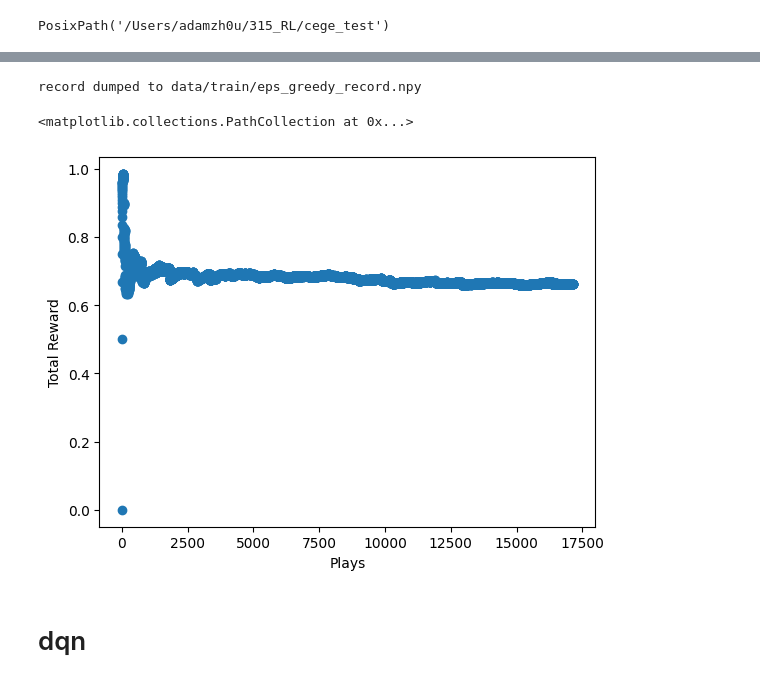
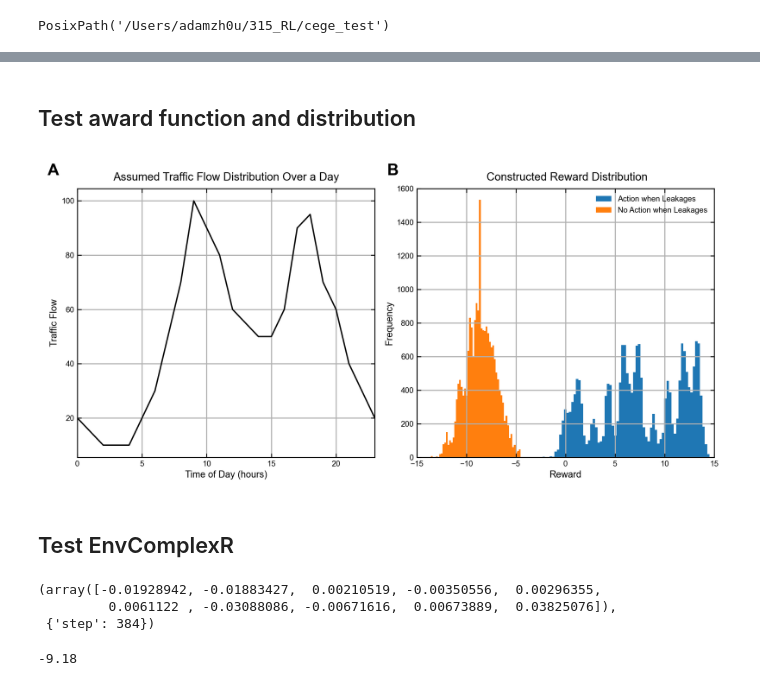
Before and after one commit to AdamZh0u/water_demand_rl, a Jupyter notebook: notebooks/01_env.ipynb, the cells around one changed output, grey strips where cells are left out. Saved outputs shown, nothing was run; the diff lists cells and outputs as text; code cells hidden in the pictures.

```diff
--- a/notebooks/01_env.ipynb
+++ b/notebooks/01_env.ipynb
@@ -30,20 +20,4 @@ env = WaterLeakEnv(data = df)
-# %%
-from src.agents.agent_epsgreedy import AgentGreedy
-
-env = WaterLeakEnv(data = df)
-agent = AgentGreedy(env)
-
-ls_rewards = agent.run(train=True, eps=0.1)
-
-fig, ax=plt.subplots(1,1)
-ax.set_xlabel("Plays")
-ax.set_ylabel("Total Reward")
-total_reward = np.cumsum(ls_rewards)
-mean_reward = total_reward/np.arange(1,len(total_reward)+1)
-ax.scatter(range(len(mean_reward)), mean_reward)
-# %% [output]
-record dumped to data/train/eps_greedy_record.npy
-<matplotlib.collections.PathCollection at 0x...>
-[figure, removed]
-# %% [markdown]
-# dqn
+# %% [markdown]
+## Test award function and distribution
+# %%
+dft2 = wd.load(243, 12)
@@ -49,0 +48,55 @@ record dumped to data/train/eps_greedy_record.npy
+# %%
+fig, ax = plt.subplots(1,2, figsize=(3.602361*2, 3.5),dpi=300)
+time = np.arange(0, 24, 1)
+ax[0].plot(time, traffic_flow, label='Traffic Flow', color='black')
+ax[0].set_xlabel('Time of Day (hours)')
+ax[0].set_ylabel('Traffic Flow')
+ax[0].set_title('Assumed Traffic Flow Distribution Over a Day')
+ax[0].grid(True)
+ax[0].set_xlim(0, 23)
+
+ax[1].grid(True)
+ax[1].hist(dft2['a_total_award'], bins=80, label='Action when Leakages')
+
+ax[1].hist(dft2['n_total_award'], bins=80, label='No Action when Leakages')
+ax[1].set_title(' Constructed Reward Distribution') # 构建的奖励函数
+
+# ax.set_yscale('log')
+ax[1].set_xlabel('Reward')
+ax[1].set_ylabel('Frequency')
+ax[1].legend(frameon=False)
+ax[1].set_xlim(-15, 15)
+ax[1].set_ylim(0, 1600)
+for i in range(2):
+    # label A B
+    ax[i].text(-0.1, 1.05, chr(65+i), transform=ax[i].transAxes,
+            size=12, weight='bold')
+
+# save
+fig.savefig('figs/award_distribution.png')
+# %% [output]
+[figure, added]
+# %% [markdown]
+## Test EnvComplexR
+# %%
+import src.env.env_basic as env_basic
+import src.simulation.water_demands as wd
+
+dft = wd.load(243, 12)
+
+env = env_basic.EnvComplexR(dft)
+env.reset()
+# %% [output]
+(array([-0.01928942, -0.01883427,  0.00210519, -0.00350556,  0.00296355,
+         0.0061122 , -0.03088086, -0.00671616,  0.00673889,  0.03825076]),
+ {'step': 384})
+# %%
+for i in range(10000):
+    r = env.step(0)[1]
+    if r ==0.1:
+        pass
+    else:
+        print(r)
+        break
+# %% [output]
+-9.18
```
Also changed, not shown: parts of 6 cells of this notebook, 6 other files.
